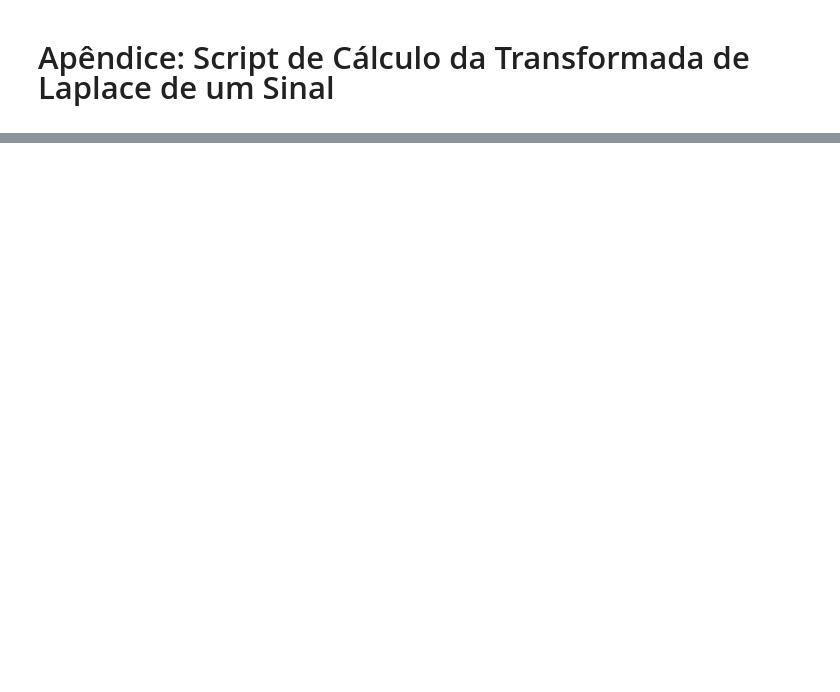
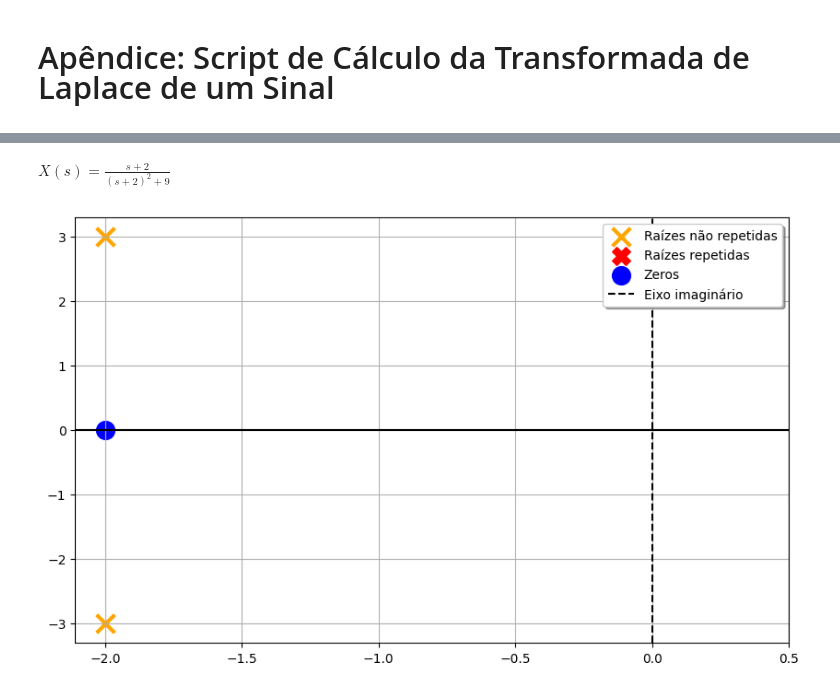
Before and after one commit to BernardoPimentel4214/Sinais-e-Sistemas, a Jupyter notebook: 3 - Transformada de Laplace.ipynb, the cells around one changed output, grey strips where cells are left out. Saved outputs shown, nothing was run; the diff lists cells and outputs as text; code cells hidden in the pictures; blank space fills up the shorter version.

```diff
--- a/3 - Transformada de Laplace.ipynb
+++ b/3 - Transformada de Laplace.ipynb
@@ -339,0 +310,12 @@ $\displaystyle \frac{4 \left(\frac{s}{4} + \frac{1}{2}\right)}{\left(1 + \frac{9
+# %%
+import pimentools as pim
+
+t, s = sp.symbols('t, s')
+x = sp.Function('x')(t)
+
+x = sp.Heaviside(t)*sp.exp(-2*t)*sp.cos(3*t)
+
+pim.plota_Laplace(x)
+# %% [output]
+$\displaystyle X(s) = \frac{s + 2}{\left(s + 2\right)^{2} + 9}$
+[figure, added]
```
Also changed, not shown: parts of 9 cells of this notebook, 3 other files.
